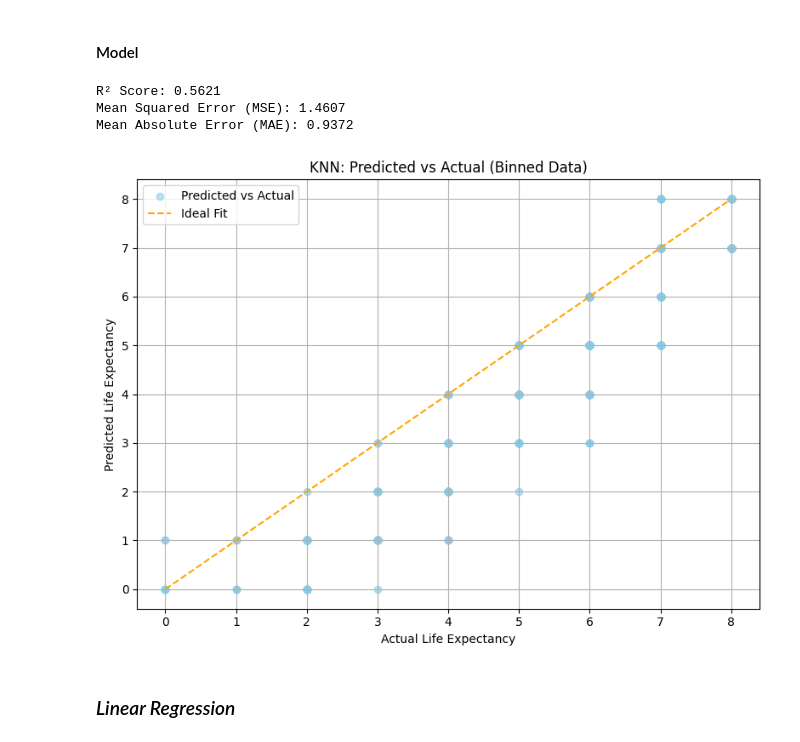
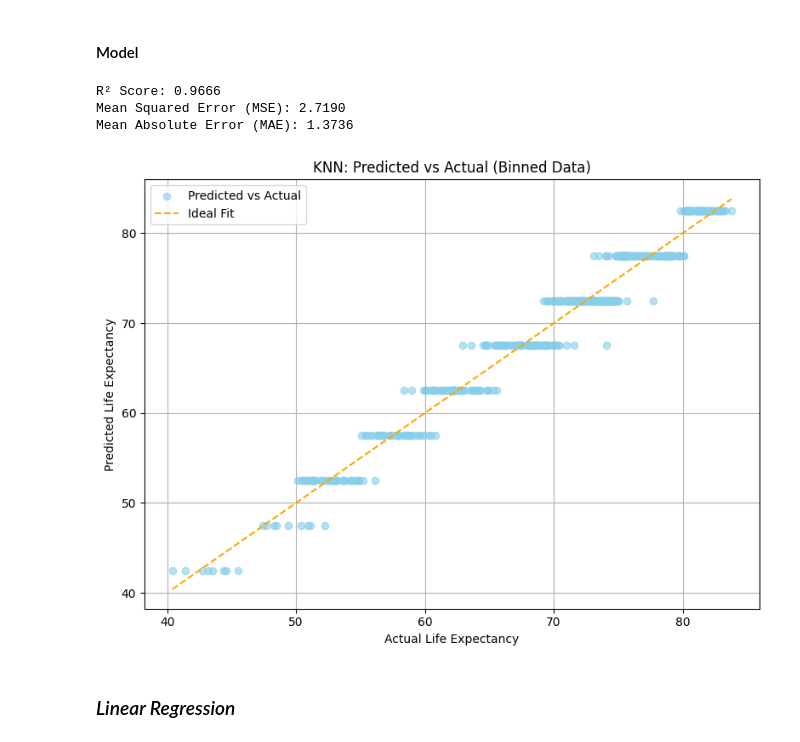
Before and after one commit to malinhauglandh/life-expectancy-prediction, a Jupyter notebook: eda/feature_selection_binning.ipynb, the cells around one changed output. Saved outputs shown, nothing was run; the diff lists cells and outputs as text; code cells hidden in the pictures.

```diff
--- a/eda/feature_selection_binning.ipynb
+++ b/eda/feature_selection_binning.ipynb
@@ -242,34 +255,34 @@ plt.show()
 # Step 1: Forward Selection for Subset Selection with transformed data
 model = LinearRegression()
 sfs_bw = SFS(model,
-          k_features=(1, X_train.shape[1]),  # Test from 1 feature up to max features
+          k_features=(1, X_train_df.shape[1]),  # Test from 1 feature up to max features
           forward=False,
           floating=False,
           scoring='r2',
           cv=0)  # Setting cv=0 to get direct estimates without cross-validation for BIC
 
-sfs_bw = sfs_bw.fit(X_train, y_train_resampled)
+sfs_bw = sfs_bw.fit(X_train_df, y_resampled_continuous)
 
 # Step 2: Calculating BIC for each subset with transformed data
 bic_list = []
-n = len(y_train_resampled)
+n = len(y_resampled_continuous)
 
-for subset_size in range(1, X_train.shape[1] + 1):  # Loop through all possible subset sizes
+for subset_size in range(1, X_train_df.shape[1] + 1):  # Loop through all possible subset sizes
     selected_features = list(sfs_bw.subsets_[subset_size]['feature_idx'])  # Get the selected features for each subset size
-    X_subset = X_train.iloc[:, selected_features]
+    X_subset = X_train_df.iloc[:, selected_features]
 
     # Add constant term to the subset (for intercept)
     X_subset_const = add_constant(X_subset)
 
     # Fit OLS model and calculate BIC
-    ols_model = OLS(y_train_resampled, X_subset_const).fit()
+    ols_model = OLS(y_resampled_continuous, X_subset_const).fit()
     bic_list.append(ols_model.bic)
 
 # Step 3: Create a figure with two subplots side by side
 fig, (ax1, ax2) = plt.subplots(1, 2, figsize=(16, 6))
 
 # Plot BIC on the first subplot
-ax1.plot(range(1, X_train.shape[1] + 1), bic_list, marker='o', linestyle='-', color='skyblue', label='BIC')
+ax1.plot(range(1, X_train_df.shape[1] + 1), bic_list, marker='o', linestyle='-', color='skyblue', label='BIC')
 ax1.set_xlabel('Number of Variables')
 ax1.set_ylabel('BIC')
 ax1.set_title('BIC for Different Subset Sizes')
@@ -283,9 +296,9 @@ optimal_features_bl_bw = list(sfs_bw.subsets_[min_bic_idx]['feature_idx'])  # Ge
 optimal_feature_names = [feature_names[i] for i in optimal_features_bl_bw]  # Get names of these features
 
 # Re-fit on the original target variable y for interpretability
-X_optimal_bl = X_train.iloc[:, optimal_features_bl_bw]  # Optimal features from training set
+X_optimal_bl = X_train_df.iloc[:, optimal_features_bl_bw]  # Optimal features from training set
 X_optimal_df = pd.DataFrame(X_optimal_bl, columns=optimal_feature_names)  # Convert to DataFrame for easier plotting
-model.fit(X_optimal_df, y_train_resampled)
+model.fit(X_optimal_df, y_resampled_continuous)
 coefficients = model.coef_
 
 # Plotting the coefficients
@@ -629,20 +642,20 @@ min_bic_idx = np.argmin(bic_list) + 1
 optimal_features_idx = list(sfs_fw.subsets_[min_bic_idx]['feature_idx'])
 
 # Select optimal features
-X_optimal_train = X_train.iloc[:, optimal_features_idx]
-X_optimal_test = X_test.iloc[:, optimal_features_idx]
+X_optimal_train = X_train_df.iloc[:, optimal_features_idx]
+X_optimal_test = X_test_df.iloc[:, optimal_features_idx]
 
 # Step 3: Train Random Forest on Balanced Data
 rf_model = RandomForestRegressor(n_estimators=100, random_state=42)
-rf_model.fit(X_optimal_train, y_train_resampled)
+rf_model.fit(X_optimal_train, y_resampled_continuous)
 
 # Generate Predictions
 y_pred_rf = rf_model.predict(X_optimal_test)
 
 # Step 5: Visualization
 fig, ax = plt.subplots(figsize=(8, 6))
-ax.scatter(y_test, y_pred_rf, alpha=0.6, color='skyblue', label="Predicted vs Actual")
-ax.plot([min(y_test), max(y_test)], [min(y_test), max(y_test)], color='orange', linestyle='--', label="Ideal Fit")
+ax.scatter(y_test_continuous, y_pred_rf, alpha=0.6, color='skyblue', label="Predicted vs Actual")
+ax.plot([min(y_test_continuous), max(y_test_continuous)], [min(y_test_continuous), max(y_test_continuous)], color='orange', linestyle='--', label="Ideal Fit")
 ax.set_title("Random Forest: Predicted vs Actual (Binned Data)")
 ax.set_xlabel("Actual Life Expectancy")
 ax.set_ylabel("Predicted Life Expectancy")
@@ -715,41 +728,41 @@ plt.show()
 # %%
 # Step 1: Train KNN Model
 # Create KNN regressor with a chosen number of neighbors
 knn_model = KNeighborsRegressor(n_neighbors=1)
 
 # Train KNN model on the training set with optimal features
-knn_model.fit(X_optimal_train, y_train_resampled)
+knn_model.fit(X_optimal_train, y_resampled_continuous)
 
 # Step 2: Generate Predictions
 y_pred_knn = knn_model.predict(X_optimal_test)
 
 # Step 3: Evaluate the KNN Model
-r2_knn = r2_score(y_test, y_pred_knn)
-mse_knn = mean_squared_error(y_test, y_pred_knn)
-mae_knn = mean_absolute_error(y_test, y_pred_knn)
+r2_knn = r2_score(y_test_continuous, y_pred_knn)
+mse_knn = mean_squared_error(y_test_continuous, y_pred_knn)
+mae_knn = mean_absolute_error(y_test_continuous, y_pred_knn)
 
 # Display Results
 print(f"R² Score: {r2_knn:.4f}")
 print(f"Mean Squared Error (MSE): {mse_knn:.4f}")
 print(f"Mean Absolute Error (MAE): {mae_knn:.4f}")
 
 # Step 4: Visualization
 # Create a scatter plot for predicted vs actual values
 fig, ax = plt.subplots(figsize=(8, 6))
-ax.scatter(y_test, y_pred_knn, alpha=0.6, color='skyblue', label="Predicted vs Actual")
-ax.plot([min(y_test), max(y_test)], [min(y_test), max(y_test)], color='orange', linestyle='--', label="Ideal Fit")
+ax.scatter(y_test_continuous, y_pred_knn, alpha=0.6, color='skyblue', label="Predicted vs Actual")
+ax.plot([min(y_test_continuous), max(y_test_continuous)], [min(y_test_continuous), max(y_test_continuous)], color='orange', linestyle='--', label="Ideal Fit")
 ax.set_title("KNN: Predicted vs Actual (Binned Data)")
 ax.set_xlabel("Actual Life Expectancy")
 ax.set_ylabel("Predicted Life Expectancy")
 ax.legend()
 ax.grid(True)
 plt.tight_layout()
 plt.show()
 # %% [output]
-R² Score: 0.5621
-Mean Squared Error (MSE): 1.4607
-Mean Absolute Error (MAE): 0.9372
+R² Score: 0.9666
+Mean Squared Error (MSE): 2.7190
+Mean Absolute Error (MAE): 1.3736
-[figure, old version]
+[figure, new version]
 # %% [markdown]
 ### _Linear Regression_
 # %%
```
Also changed, not shown: parts of 11 cells of this notebook.
